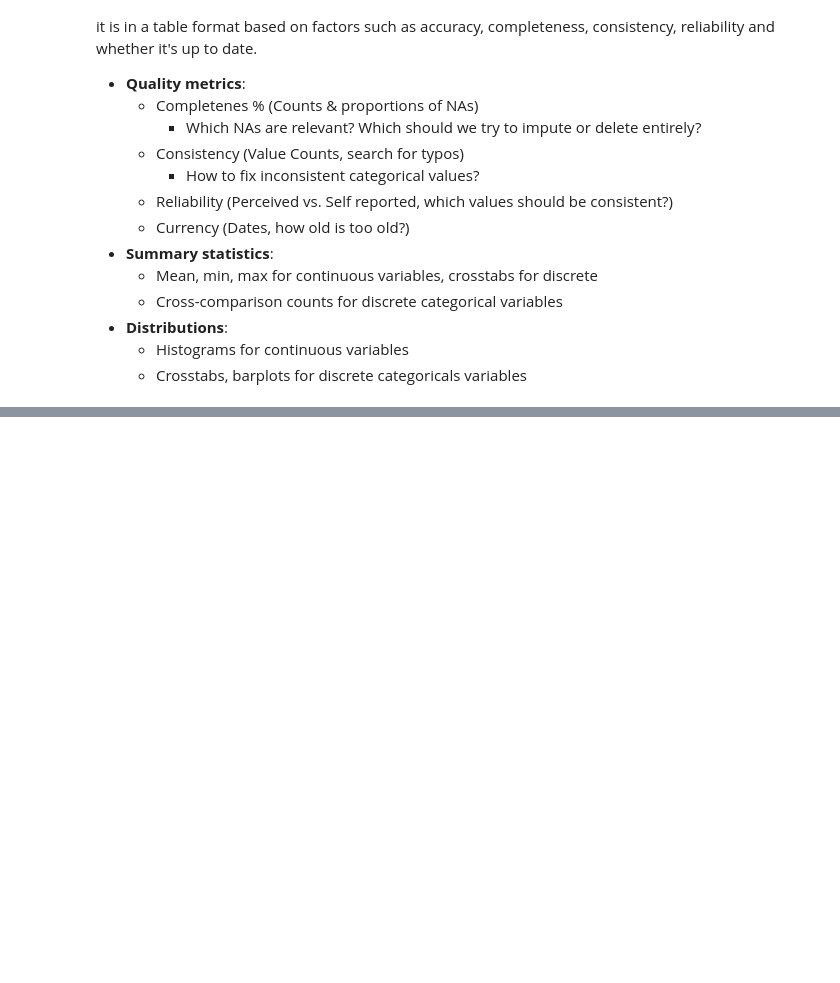
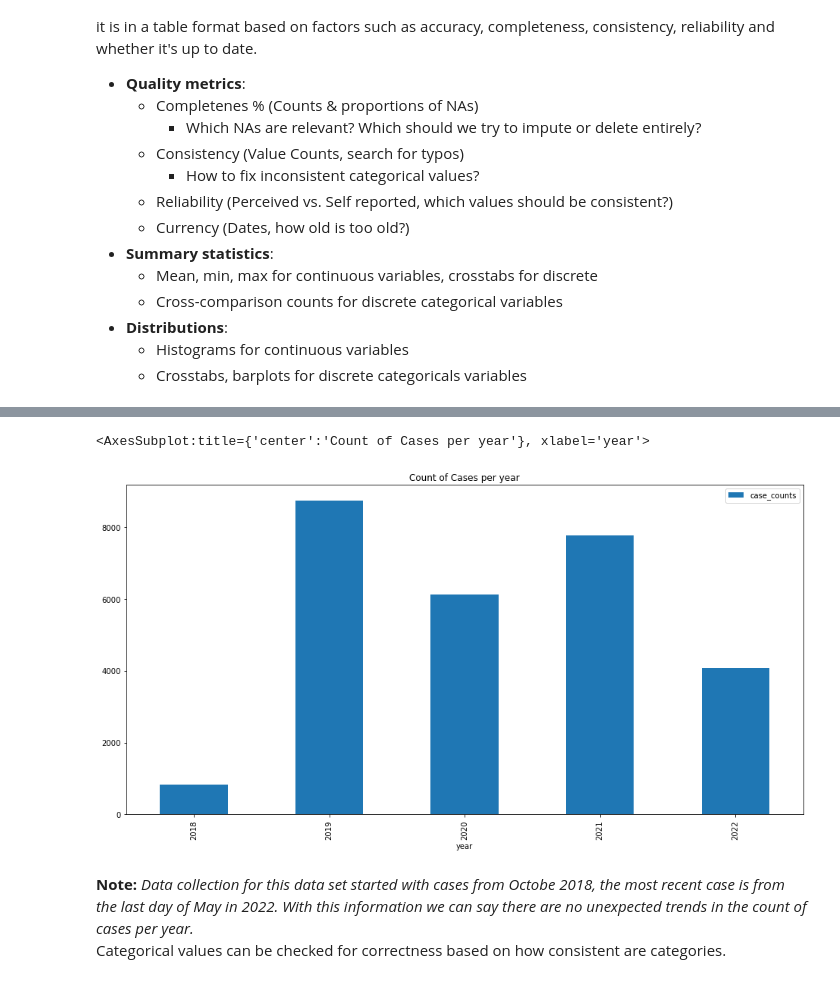
Before and after one commit to clarissaache/Small-Town-Policing-Accountability-Data-2022, a Jupyter notebook: 20 Analysis/eda_quality.ipynb, the cells around one changed output, grey strips where cells are left out. Drawn from its saved outputs; the diff is of its cells as text; code cells hidden in the pictures; blank space fills up the shorter version.

```diff
--- a/20 Analysis/eda_quality.ipynb
+++ b/20 Analysis/eda_quality.ipynb
@@ -42,0 +121,8 @@ Typically, police records inform of interactions between the police and the
+# %%
+# Fix data types:
+# For example, change date columns to "datetime" type:
+arrests["datetimeofarrest"] = pd.to_datetime(
+    arrests["datetimeofarrest"], infer_datetime_format=True
+)
+arrests["year"] = arrests["datetimeofarrest"].dt.strftime("%Y")
+arrests.sample(5)
@@ -42,0 +136,9 @@ Typically, police records inform of interactions between the police and the
+# %%
+# Another way to check for missing values is looking at trends
+# Lets look at # of cases:
+arrests["case_counts"] = 1
+cases = arrests[["case_counts", "year"]].groupby(by=["year"]).sum().reset_index()
+# cases.year.value_counts().plot(kind= 'bar',figsize=(16,8), title="Count of offenses per year")
+print(arrests['datetimeofarrest'].describe(datetime_is_numeric=True))
+cases.plot(kind="bar", figsize=(16, 8), title="Count of Cases per year", x="year")
+# %% [output]
@@ -42,0 +153,6 @@ Typically, police records inform of interactions between the police and the
+<AxesSubplot:title={'center':'Count of Cases per year'}, xlabel='year'>
+[figure, added]
+# %% [markdown]
+**Note:** *Data collection for this data set started with cases from Octobe 2018, the most recent case is from the last day of May in 2022. With this information we can say there are no unexpected trends in the count of cases per year.*
+<br>
+Categorical values can be checked for correctness based on how consistent are categories.
```
Also changed, not shown: parts of 27 cells of this notebook, 2 other files.
